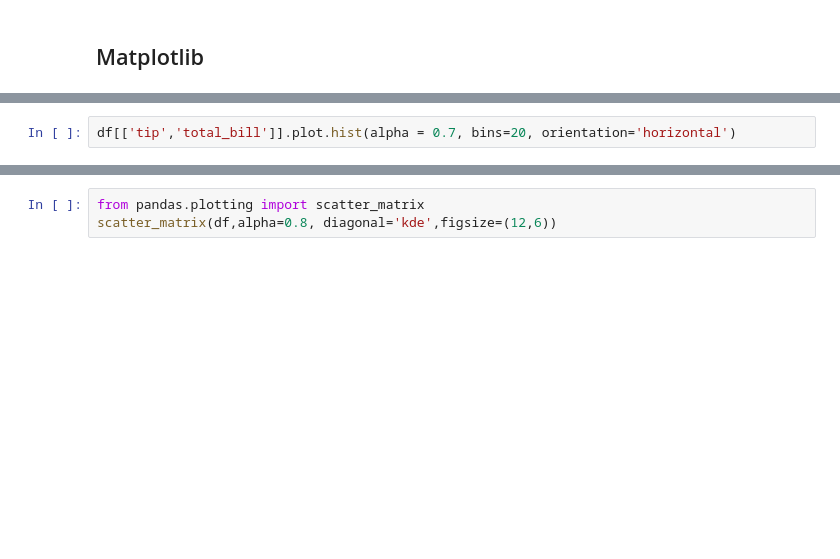
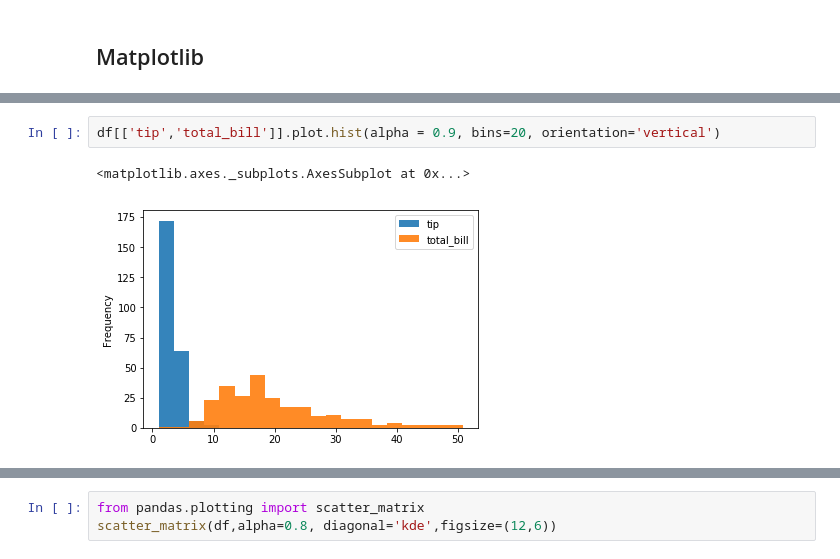
Before and after one commit to praveengurrapu/MLCourse, a Jupyter notebook: visualization/Visualization.ipynb, the cells around one changed output, grey strips where cells are left out. Saved outputs shown, nothing was run; the diff lists cells and outputs as text; blank space fills up the shorter version.

```diff
--- a/visualization/Visualization.ipynb
+++ b/visualization/Visualization.ipynb
@@ -59,3 +78,6 @@ df.loc[:,['tip','total_bill']].plot.barh(stacked=True)
 # %%
-df[['tip','total_bill']].plot.hist(alpha = 0.7, bins=20, orientation='horizontal')
+df[['tip','total_bill']].plot.hist(alpha = 0.9, bins=20, orientation='vertical')
+# %% [output]
+<matplotlib.axes._subplots.AxesSubplot at 0x...>
+[figure, added]
 # %%
```
Also changed, not shown: parts of 12 cells of this notebook.
